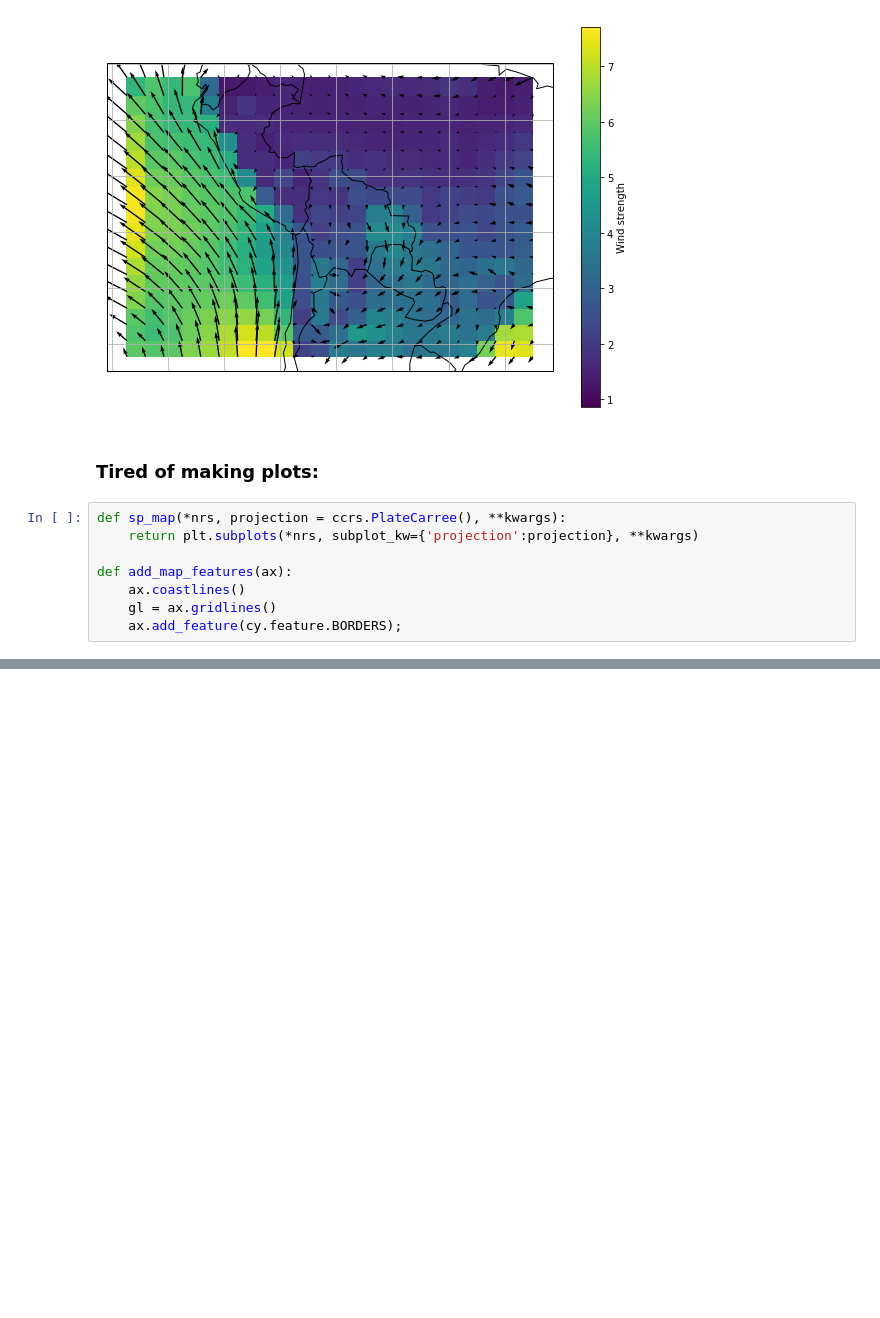
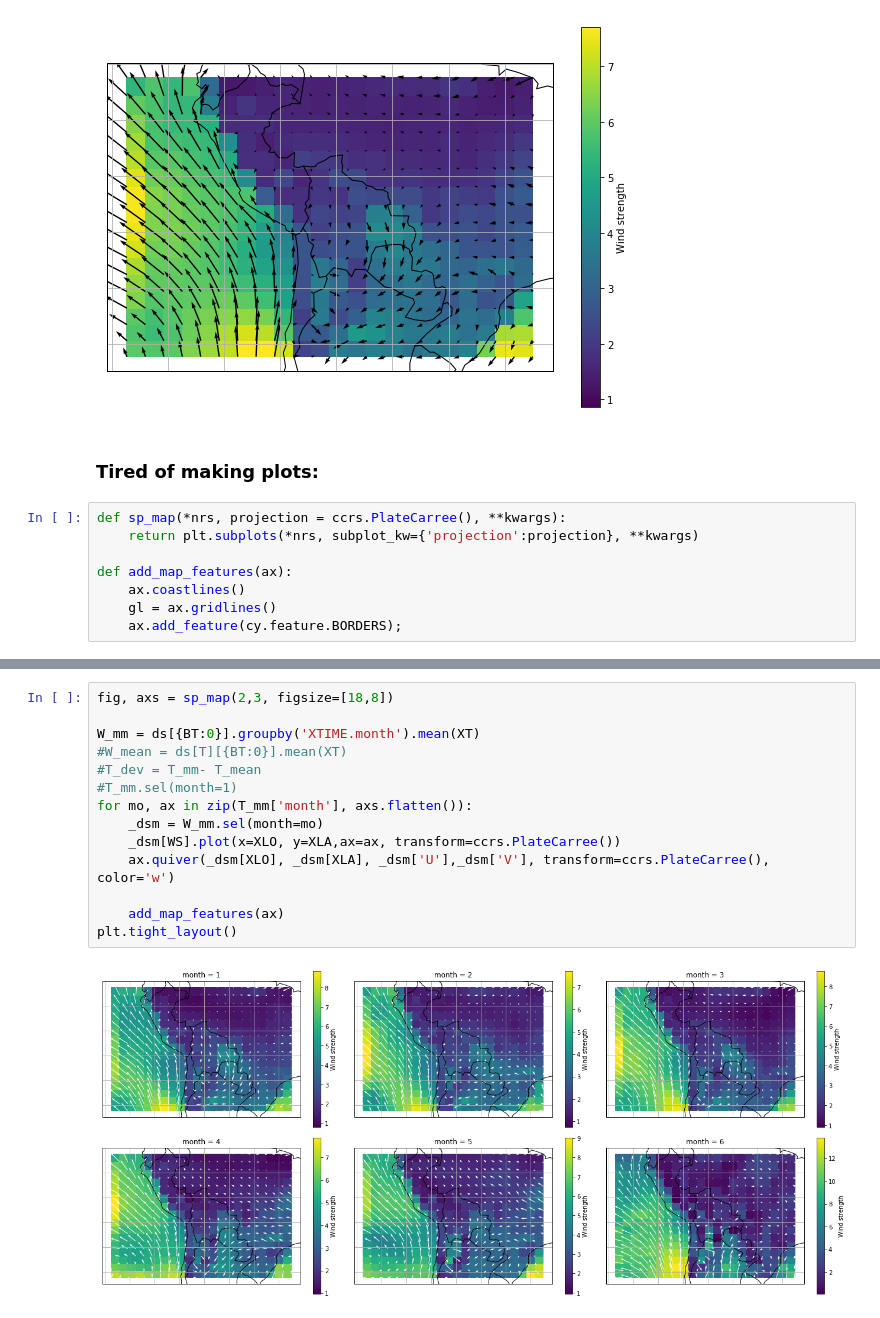
Before and after one commit to daliagachc/negi-stuff, a Jupyter notebook: negi_stuff/presentations/intro_jlab/02-_sub_Sara.ipynb, the cells around one changed output, grey strips where cells are left out. Cells and saved outputs as stored; diff of their text form; blank space fills up the shorter version.

```diff
--- a/negi_stuff/presentations/intro_jlab/02-_sub_Sara.ipynb
+++ b/negi_stuff/presentations/intro_jlab/02-_sub_Sara.ipynb
@@ -107,0 +109,16 @@ for mo, ax in zip(T_mm['month'], axs.flatten()):
+# %%
+fig, axs = sp_map(2,3, figsize=[18,8])
+
+W_mm = ds[{BT:0}].groupby('XTIME.month').mean(XT)
+#W_mean = ds[T][{BT:0}].mean(XT)
+#T_dev = T_mm- T_mean
+#T_mm.sel(month=1)
+for mo, ax in zip(T_mm['month'], axs.flatten()):
+    _dsm = W_mm.sel(month=mo)
+    _dsm[WS].plot(x=XLO, y=XLA,ax=ax, transform=ccrs.PlateCarree())
+    ax.quiver(_dsm[XLO], _dsm[XLA], _dsm['U'],_dsm['V'], transform=ccrs.PlateCarree(), color='w')
+
+    add_map_features(ax)
+plt.tight_layout()
+# %% [output]
+[figure, added]
```
Also changed, not shown: parts of 14 cells of this notebook.
